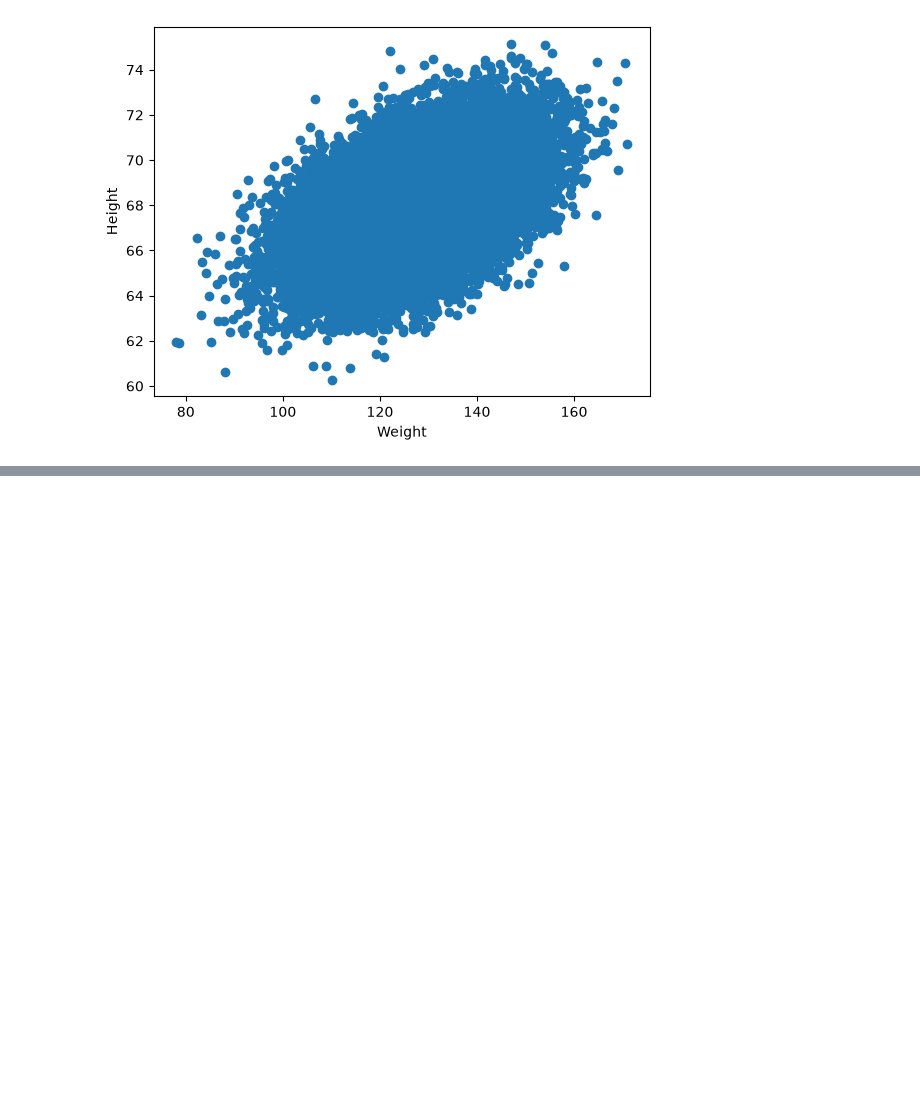
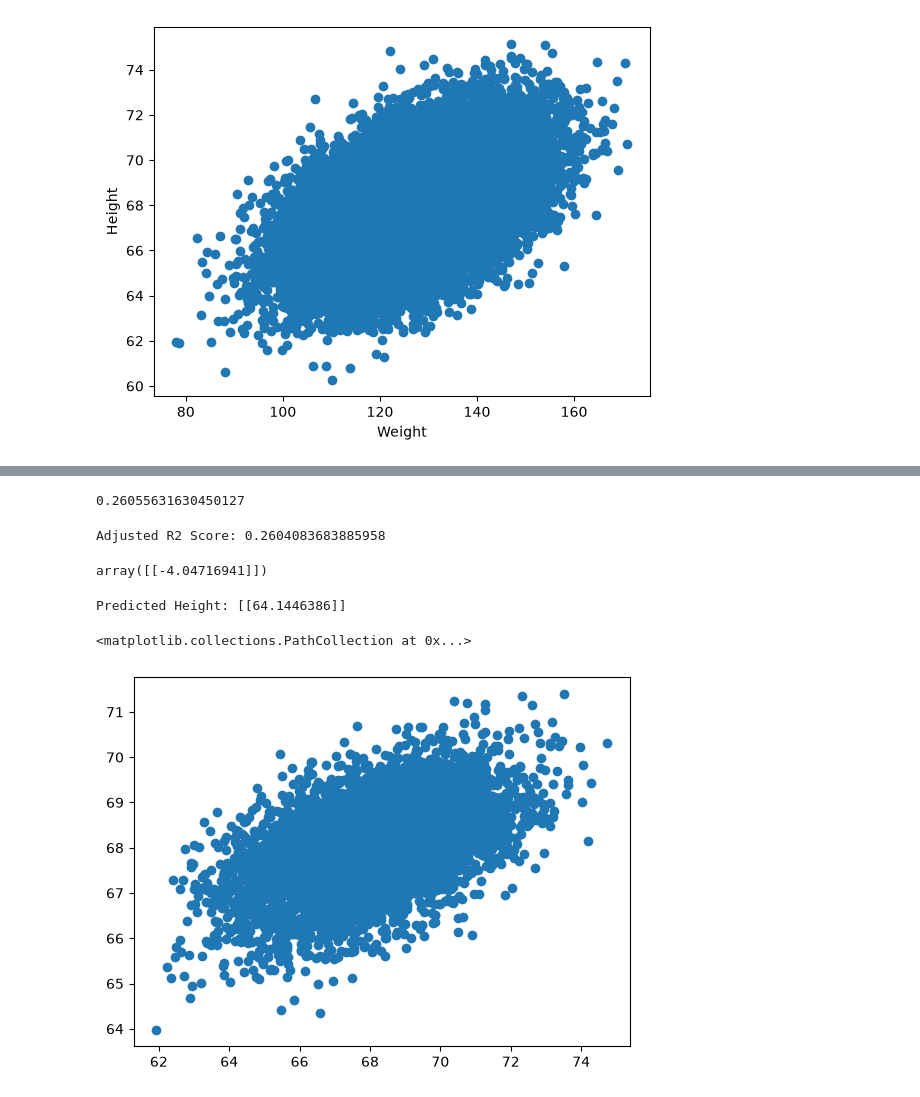
Before and after one commit to mohdshubair313/machine-learning-concepts, a Jupyter notebook: 2_Linear_regression_to_Deployment/1stProgram.ipynb, the cells around one changed output, grey strips where cells are left out. Saved outputs shown, nothing was run; the diff lists cells and outputs as text; code cells hidden in the pictures; blank space fills up the shorter version.

```diff
--- a/2_Linear_regression_to_Deployment/1stProgram.ipynb
+++ b/2_Linear_regression_to_Deployment/1stProgram.ipynb
@@ -48,0 +134,3 @@ Name: Height(Inches), Length: 25000, dtype: float64
+# %%
+y_pred_test = regression.predict(X_test)
+y_pred_test,y_test
@@ -48,0 +184,34 @@ Name: Height(Inches), Length: 25000, dtype: float64
+# %%
+from sklearn.metrics import r2_score
+
+score = r2_score(y_test, y_pred_test)
+score
+# %% [output]
+0.26055631630450127
+# %%
+# adjusted rsquare
+
+adjusted_r2 = 1 - (1 - score) * (len(y_test) - 1) / (len(y_test) - X_test.shape[1] - 1)
+print("Adjusted R2 Score:", adjusted_r2)
+# %% [output]
+Adjusted R2 Score: 0.2604083683885958
+# %%
+# now we have new data point
+
+scaled_weight = scaler.transform([[80]])
+
+scaled_weight
+# %% [output]
+array([[-4.04716941]])
+# %%
+predicted_height = regression.predict(scaled_weight)
+print("Predicted Height:", predicted_height)
+# %% [output]
+Predicted Height: [[64.1446386]]
+# %%
+# plotting a catter plot for the prediction
+
+plt.scatter(y_test, y_pred_test)
+# %% [output]
+<matplotlib.collections.PathCollection at 0x...>
+[figure, added]
```
Also changed, not shown: parts of 18 cells of this notebook.
